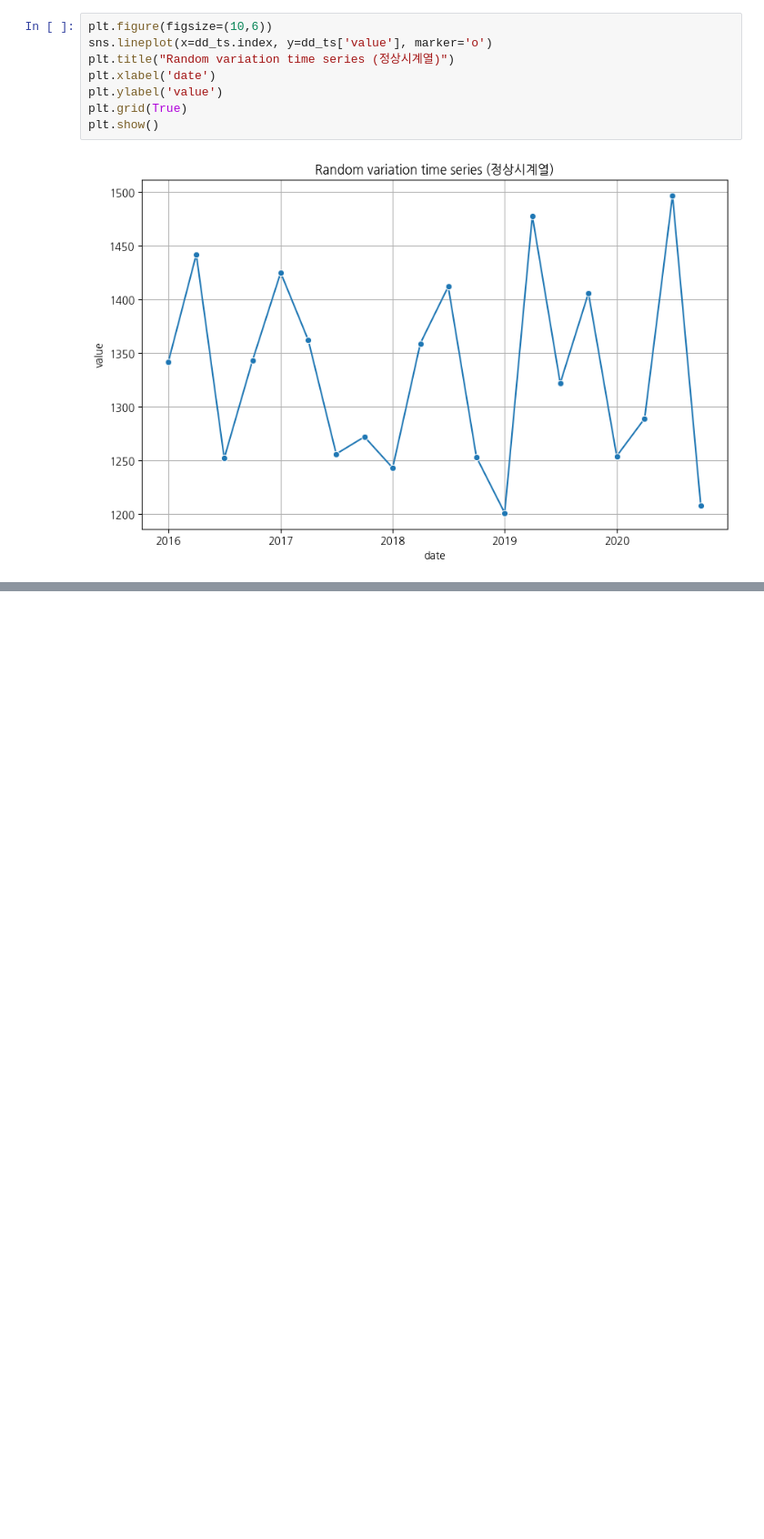
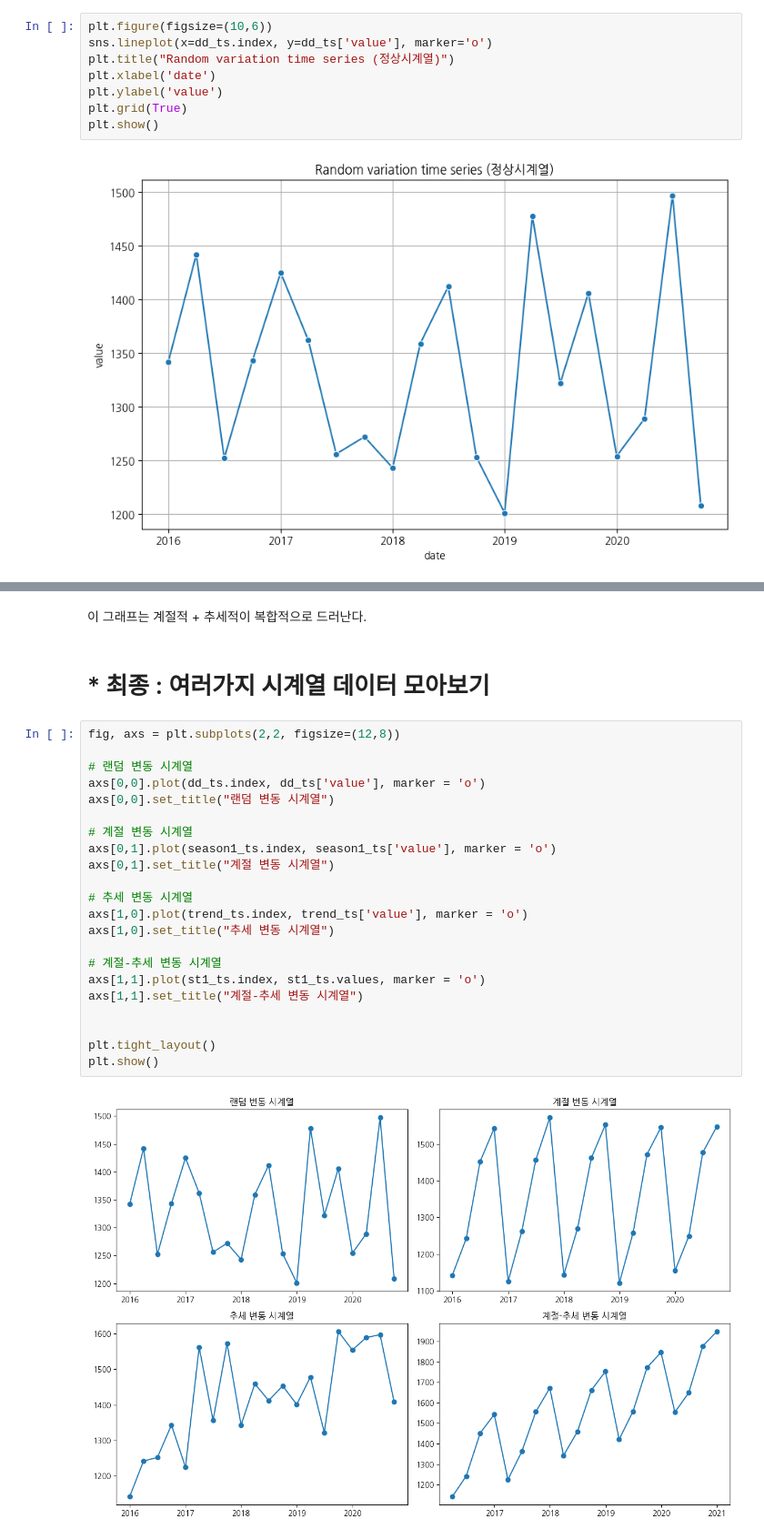
Before and after one commit to youngeunkoo/fintech_service, a Jupyter notebook: 09Time_series/01_시계열기초.ipynb, the cells around one changed output, grey strips where cells are left out. Shown at 91% size. Drawn from its saved outputs; the diff is of its cells as text; blank space fills up the shorter version.

```diff
--- a/09Time_series/01_시계열기초.ipynb
+++ b/09Time_series/01_시계열기초.ipynb
@@ -220,0 +605,28 @@ plt.show()
+# %% [markdown]
+이 그래프는 계절적 + 추세적이 복합적으로 드러난다.
+# %% [markdown]
+# * 최종 : 여러가지 시계열 데이터 모아보기
+# %%
+fig, axs = plt.subplots(2,2, figsize=(12,8))
+
+# 랜덤 변동 시계열
+axs[0,0].plot(dd_ts.index, dd_ts['value'], marker = 'o')
+axs[0,0].set_title("랜덤 변동 시계열")
+
+# 계절 변동 시계열
+axs[0,1].plot(season1_ts.index, season1_ts['value'], marker = 'o')
+axs[0,1].set_title("계절 변동 시계열")
+
+# 추세 변동 시계열
+axs[1,0].plot(trend_ts.index, trend_ts['value'], marker = 'o')
+axs[1,0].set_title("추세 변동 시계열")
+
+# 계절-추세 변동 시계열
+axs[1,1].plot(st1_ts.index, st1_ts.values, marker = 'o')
+axs[1,1].set_title("계절-추세 변동 시계열")
+
+
+plt.tight_layout()
+plt.show()
+# %% [output]
+[figure, added]
```
Also changed, not shown: parts of 96 cells of this notebook, 1 other file.
